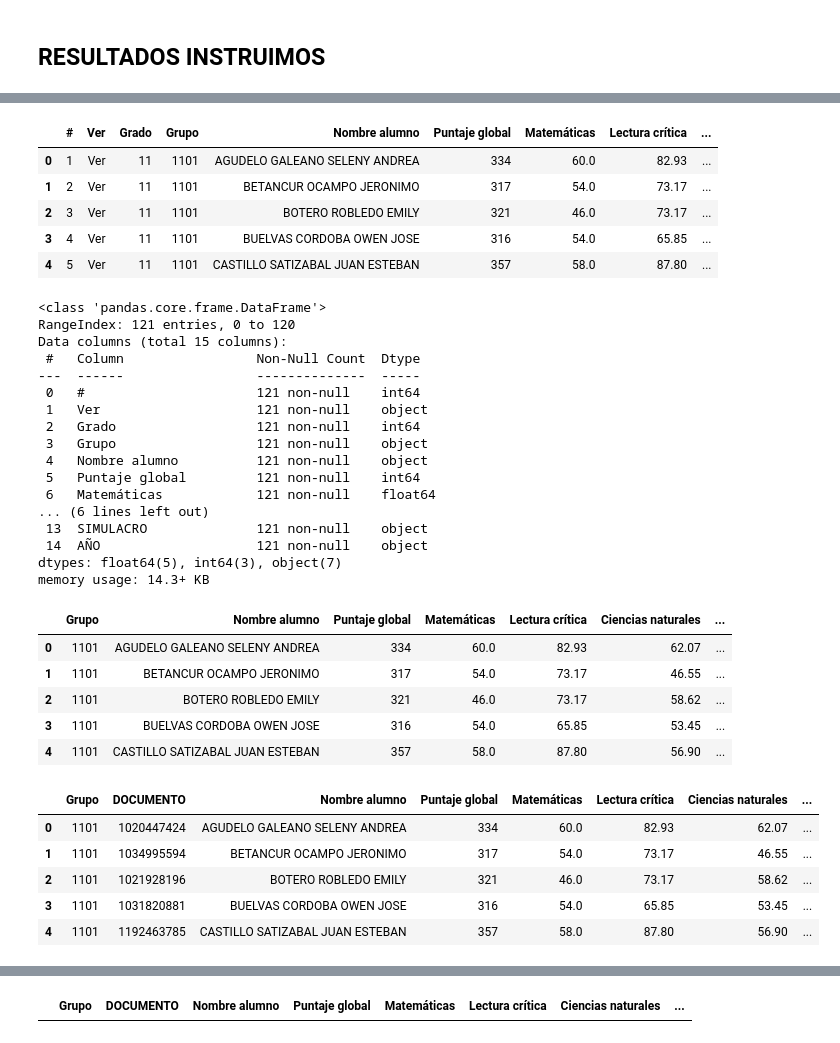
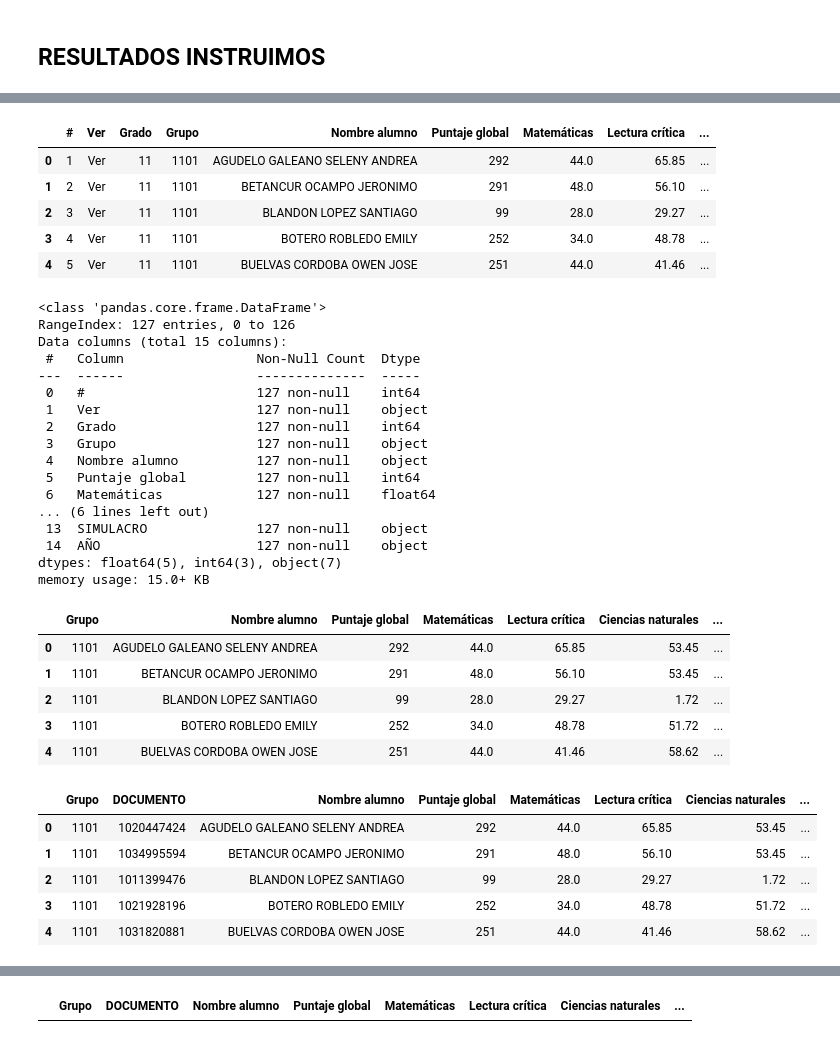
Before and after one commit to lcgalans2024/R_IEOS, a Jupyter notebook: Resultados_Simulacros.ipynb, the cells around one changed output, grey strips where cells are left out. Saved outputs shown, nothing was run; the diff lists cells and outputs as text; code cells hidden in the pictures.

```diff
--- a/Resultados_Simulacros.ipynb
+++ b/Resultados_Simulacros.ipynb
@@ -1105,63 +1105,63 @@ df_S1_D = pd.read_excel('data/RESULTADOS SIMULACRO INSTRUIMOS 2026.xlsx',sheet_n
 #df_S2_ONCE = pd.read_excel('data/RESULTADOS SIMULACRO INSTRUIMOS 2025.xlsx',sheet_name='S2_ONCE')
 
 # Agregar columna de simulacro
-df_S1_D['SIMULACRO'] = 'S2'
+df_S1_D['SIMULACRO'] = 'S1'
 #df_S2_ONCE['SIMULACRO'] = 'S2'
 # Concatenar los DataFrames
 #df_ONCE = pd.concat([df_S1_ONCE, df_S2_ONCE], ignore_index=True)
 df_D = df_S1_D.copy()
 # Eliminar los ultimos 2 digitos de la columna 'Grupo'
 def eliminar_ultimos_digitos(df, columna):
     """
     Elimina los últimos dos dígitos de una columna específica en un DataFrame.
 
     Argumentos:
         df (DataFrame): El DataFrame que contiene la columna.
         columna (str): El nombre de la columna de la cual se eliminarán los últimos dos dígitos.
 
     Retorno:
         None: Modifica el DataFrame en su lugar.
     """
     df[columna] = df[columna].astype(str).str[:-2]
     #df[columna] = df[columna].astype(int)
 eliminar_ultimos_digitos(df_D, 'Grupo')
 # Estandarizar espacios en la columna 'Nombre alumno'
 Estandarizacion_espacios(df_D,'Nombre alumno')
 
 # Redondear las columnas de tipo float a dos decimales
 for col in df_D.select_dtypes(include=np.float64):
     df_D[col] = df_D[col].round(2)
 #agrear columna de año
 df_D['AÑO'] = '2026'
 
 df_D.head()
 # %% [output]
 |  | # | Ver | Grado | Grupo | Nombre alumno | Puntaje global | Matemáticas | Lectura crítica | ... |
-| 0 | 1 | Ver | 11 | 1101 | AGUDELO GALEANO SELENY ANDREA | 334 | 60.0 | 82.93 | ... |
-| 1 | 2 | Ver | 11 | 1101 | BETANCUR OCAMPO JERONIMO | 317 | 54.0 | 73.17 | ... |
-| 2 | 3 | Ver | 11 | 1101 | BOTERO ROBLEDO EMILY | 321 | 46.0 | 73.17 | ... |
-| 3 | 4 | Ver | 11 | 1101 | BUELVAS CORDOBA OWEN JOSE | 316 | 54.0 | 65.85 | ... |
-| 4 | 5 | Ver | 11 | 1101 | CASTILLO SATIZABAL JUAN ESTEBAN | 357 | 58.0 | 87.80 | ... |
+| 0 | 1 | Ver | 11 | 1101 | AGUDELO GALEANO SELENY ANDREA | 292 | 44.0 | 65.85 | ... |
+| 1 | 2 | Ver | 11 | 1101 | BETANCUR OCAMPO JERONIMO | 291 | 48.0 | 56.10 | ... |
+| 2 | 3 | Ver | 11 | 1101 | BLANDON LOPEZ SANTIAGO | 99 | 28.0 | 29.27 | ... |
+| 3 | 4 | Ver | 11 | 1101 | BOTERO ROBLEDO EMILY | 252 | 34.0 | 48.78 | ... |
+| 4 | 5 | Ver | 11 | 1101 | BUELVAS CORDOBA OWEN JOSE | 251 | 44.0 | 41.46 | ... |
 # %%
 df_D.info()
 # %% [output]
 <class 'pandas.core.frame.DataFrame'>
-RangeIndex: 121 entries, 0 to 120
+RangeIndex: 127 entries, 0 to 126
 Data columns (total 15 columns):
  #   Column                 Non-Null Count  Dtype
 ---  ------                 --------------  -----
- 0   #                      121 non-null    int64
- 1   Ver                    121 non-null    object
- 2   Grado                  121 non-null    int64
- 3   Grupo                  121 non-null    object
- 4   Nombre alumno          121 non-null    object
- 5   Puntaje global         121 non-null    int64
- 6   Matemáticas            121 non-null    float64
+ 0   #                      127 non-null    int64
+ 1   Ver                    127 non-null    object
+ 2   Grado                  127 non-null    int64
+ 3   Grupo                  127 non-null    object
+ 4   Nombre alumno          127 non-null    object
+ 5   Puntaje global         127 non-null    int64
+ 6   Matemáticas            127 non-null    float64
 ... (6 lines left out)
- 13  SIMULACRO              121 non-null    object
- 14  AÑO                    121 non-null    object
+ 13  SIMULACRO              127 non-null    object
+ 14  AÑO                    127 non-null    object
 dtypes: float64(5), int64(3), object(7)
-memory usage: 14.3+ KB
+memory usage: 15.0+ KB
 # %%
 df_ONCE = df_D.copy()
 # %%
@@ -1217,11 +1217,11 @@ df_ONCE_1 = df_ONCE[['Grupo', 'Nombre alumno', 'Puntaje global', 'Matemáticas',
 df_ONCE_1.head()
 # %% [output]
 |  | Grupo | Nombre alumno | Puntaje global | Matemáticas | Lectura crítica | Ciencias naturales | ... |
-| 0 | 1101 | AGUDELO GALEANO SELENY ANDREA | 334 | 60.0 | 82.93 | 62.07 | ... |
-| 1 | 1101 | BETANCUR OCAMPO JERONIMO | 317 | 54.0 | 73.17 | 46.55 | ... |
-| 2 | 1101 | BOTERO ROBLEDO EMILY | 321 | 46.0 | 73.17 | 58.62 | ... |
-| 3 | 1101 | BUELVAS CORDOBA OWEN JOSE | 316 | 54.0 | 65.85 | 53.45 | ... |
-| 4 | 1101 | CASTILLO SATIZABAL JUAN ESTEBAN | 357 | 58.0 | 87.80 | 56.90 | ... |
+| 0 | 1101 | AGUDELO GALEANO SELENY ANDREA | 292 | 44.0 | 65.85 | 53.45 | ... |
+| 1 | 1101 | BETANCUR OCAMPO JERONIMO | 291 | 48.0 | 56.10 | 53.45 | ... |
+| 2 | 1101 | BLANDON LOPEZ SANTIAGO | 99 | 28.0 | 29.27 | 1.72 | ... |
+| 3 | 1101 | BOTERO ROBLEDO EMILY | 252 | 34.0 | 48.78 | 51.72 | ... |
+| 4 | 1101 | BUELVAS CORDOBA OWEN JOSE | 251 | 44.0 | 41.46 | 58.62 | ... |
 # %%
 # Agregamos columna de documentos al df de resultados
 
@@ -1232,11 +1232,11 @@ df_ONCE_1.insert(indice_columna,'DOCUMENTO',DOCUMENTO)
 df_ONCE_1.head()
 # %% [output]
 |  | Grupo | DOCUMENTO | Nombre alumno | Puntaje global | Matemáticas | Lectura crítica | Ciencias naturales | ... |
-| 0 | 1101 | 1020447424 | AGUDELO GALEANO SELENY ANDREA | 334 | 60.0 | 82.93 | 62.07 | ... |
-| 1 | 1101 | 1034995594 | BETANCUR OCAMPO JERONIMO | 317 | 54.0 | 73.17 | 46.55 | ... |
-| 2 | 1101 | 1021928196 | BOTERO ROBLEDO EMILY | 321 | 46.0 | 73.17 | 58.62 | ... |
-| 3 | 1101 | 1031820881 | BUELVAS CORDOBA OWEN JOSE | 316 | 54.0 | 65.85 | 53.45 | ... |
-| 4 | 1101 | 1192463785 | CASTILLO SATIZABAL JUAN ESTEBAN | 357 | 58.0 | 87.80 | 56.90 | ... |
+| 0 | 1101 | 1020447424 | AGUDELO GALEANO SELENY ANDREA | 292 | 44.0 | 65.85 | 53.45 | ... |
+| 1 | 1101 | 1034995594 | BETANCUR OCAMPO JERONIMO | 291 | 48.0 | 56.10 | 53.45 | ... |
+| 2 | 1101 | 1011399476 | BLANDON LOPEZ SANTIAGO | 99 | 28.0 | 29.27 | 1.72 | ... |
+| 3 | 1101 | 1021928196 | BOTERO ROBLEDO EMILY | 252 | 34.0 | 48.78 | 51.72 | ... |
+| 4 | 1101 | 1031820881 | BUELVAS CORDOBA OWEN JOSE | 251 | 44.0 | 41.46 | 58.62 | ... |
 # %%
 df_ONCE_1.info()
 # %% [output]
```
Also changed, not shown: parts of 6 cells of this notebook.
